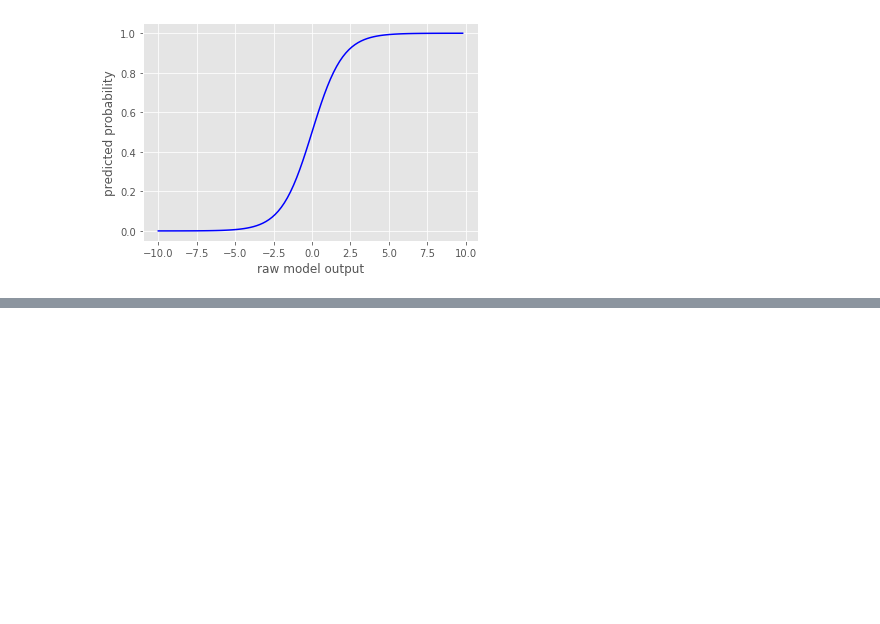
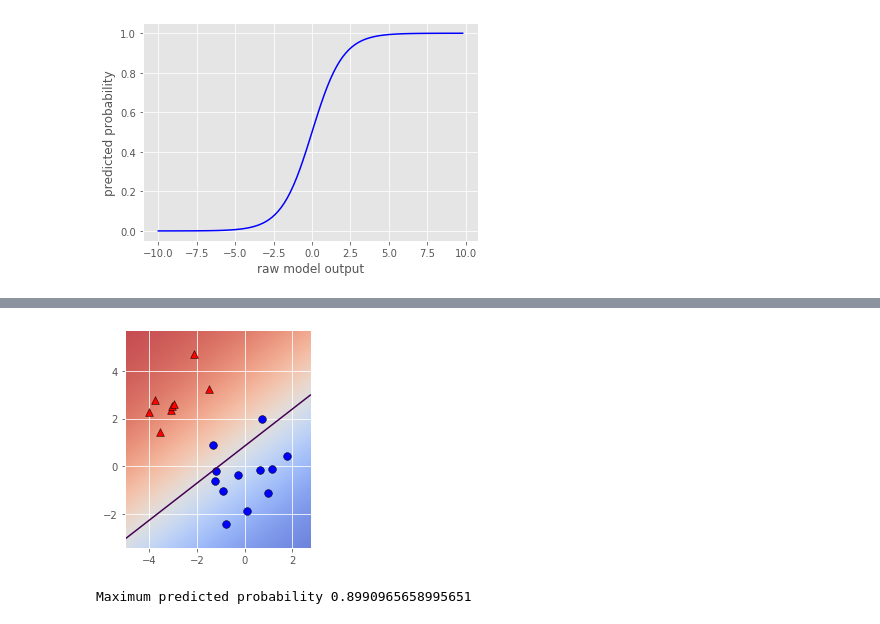
Before and after one commit to etherion-1337/Machine_Learning_basics, a Jupyter notebook: python_scikit_learn.ipynb, the cells around one changed output, grey strips where cells are left out. Saved outputs shown, nothing was run; the diff lists cells and outputs as text; code cells hidden in the pictures; blank space fills up the shorter version.

```diff
--- a/python_scikit_learn.ipynb
+++ b/python_scikit_learn.ipynb
@@ -4710,0 +4750,15 @@ plt.show()
+# %%
+# Set the regularization strength
+model = LogisticRegression(C=0.1)
+
+# Fit and plot
+model.fit(X,y)
+plot_classifier(X,y,model,proba=True)
+
+# Predict probabilities on training points
+prob = model.predict_proba(X)
+print("Maximum predicted probability", np.max(prob))
+#less dark color, line shifted
+# %% [output]
+[figure, added]
+Maximum predicted probability 0.8990965658995651
```
Also changed, not shown: parts of 9 cells of this notebook.
